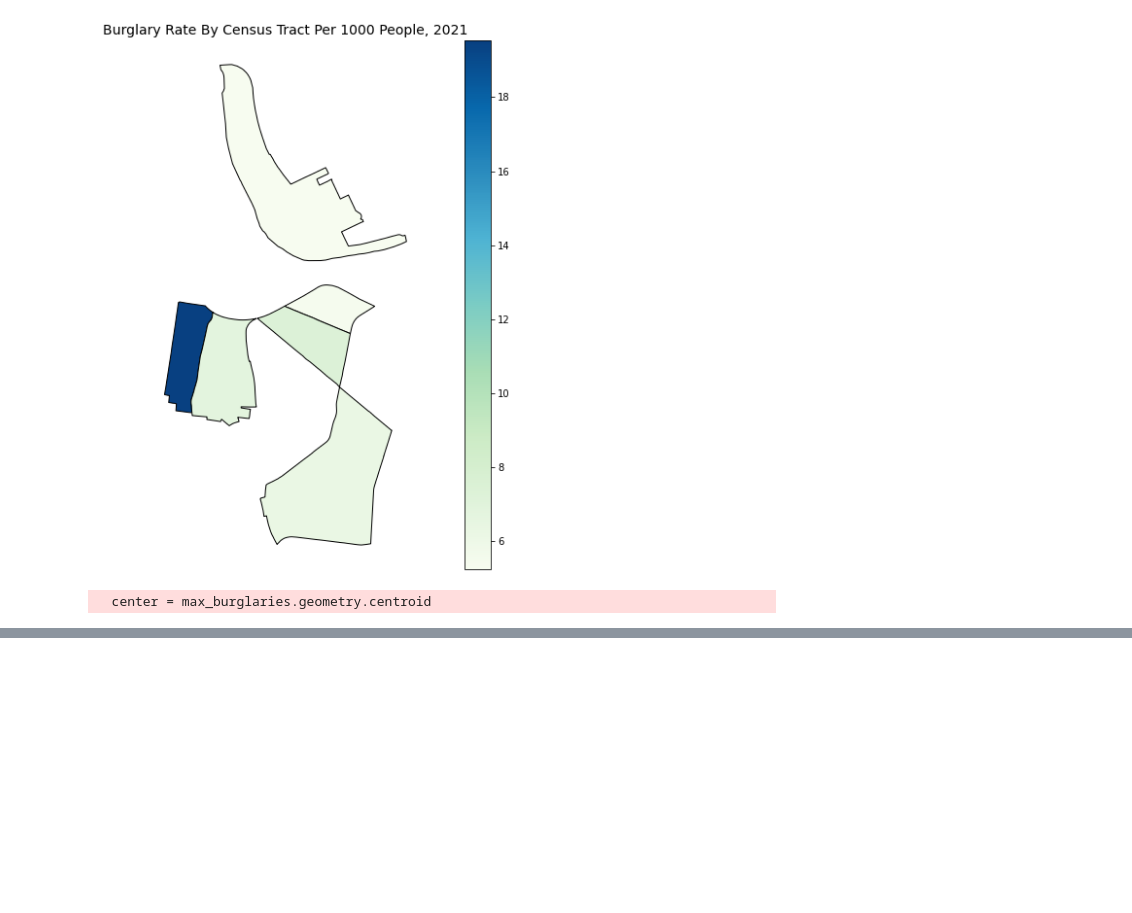
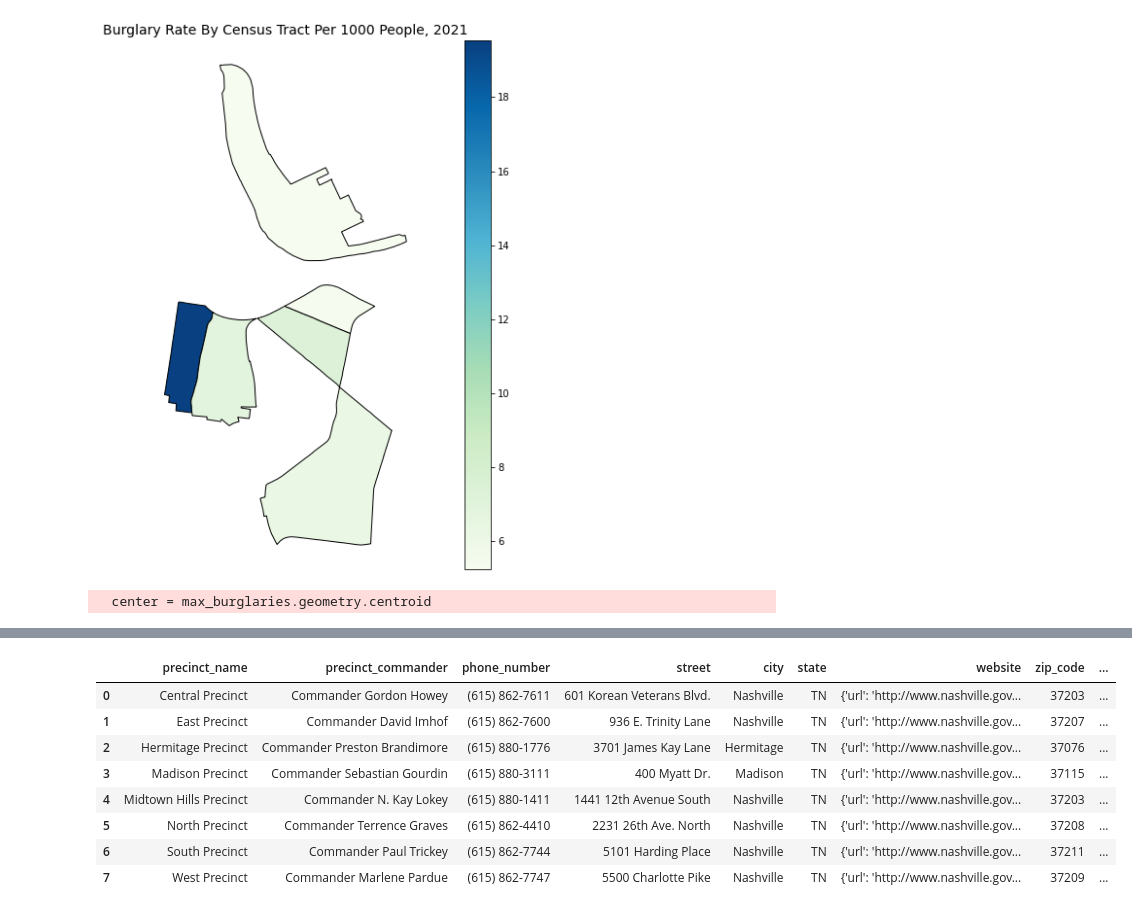
Before and after one commit to nss-data-science-cohort-5/geospatial_api-orange-oscelots, a Jupyter notebook: notebooks/chris_mulvey_chloropleth.ipynb, the cells around one changed output, grey strips where cells are left out. Saved outputs shown, nothing was run; the diff lists cells and outputs as text; code cells hidden in the pictures; blank space fills up the shorter version.

```diff
--- a/notebooks/chris_mulvey_chloropleth.ipynb
+++ b/notebooks/chris_mulvey_chloropleth.ipynb
@@ -75,3 +85,17 @@ folium.GeoJson(zoom).add_to(map_tract_16300)
 map_tract_16300
 # %% [output]
 [interactive output not drawn]
+# %%
+police = gpd.read_file('../data/police_precints.geojson')
+# %%
+police
+# %% [output]
+|  | precinct_name | precinct_commander | phone_number | street | city | state | website | zip_code | ... |
+| 0 | Central Precinct | Commander Gordon Howey | (615) 862-7611 | 601 Korean Veterans Blvd. | Nashville | TN | {'url': 'http://www.nashville.gov... | 37203 | ... |
+| 1 | East Precinct | Commander David Imhof | (615) 862-7600 | 936 E. Trinity Lane | Nashville | TN | {'url': 'http://www.nashville.gov... | 37207 | ... |
+| 2 | Hermitage Precinct | Commander Preston Brandimore | (615) 880-1776 | 3701 James Kay Lane | Hermitage | TN | {'url': 'http://www.nashville.gov... | 37076 | ... |
+| 3 | Madison Precinct | Commander Sebastian Gourdin | (615) 880-3111 | 400 Myatt Dr. | Madison | TN | {'url': 'http://www.nashville.gov... | 37115 | ... |
+| 4 | Midtown Hills Precinct | Commander N. Kay Lokey | (615) 880-1411 | 1441 12th Avenue South | Nashville | TN | {'url': 'http://www.nashville.gov... | 37203 | ... |
+| 5 | North Precinct | Commander Terrence Graves | (615) 862-4410 | 2231 26th Ave. North | Nashville | TN | {'url': 'http://www.nashville.gov... | 37208 | ... |
+| 6 | South Precinct | Commander Paul Trickey | (615) 862-7744 | 5101 Harding Place | Nashville | TN | {'url': 'http://www.nashville.gov... | 37211 | ... |
+| 7 | West Precinct | Commander Marlene Pardue | (615) 862-7747 | 5500 Charlotte Pike | Nashville | TN | {'url': 'http://www.nashville.gov... | 37209 | ... |
```
Also changed, not shown: parts of 5 cells of this notebook, 1 other file.
